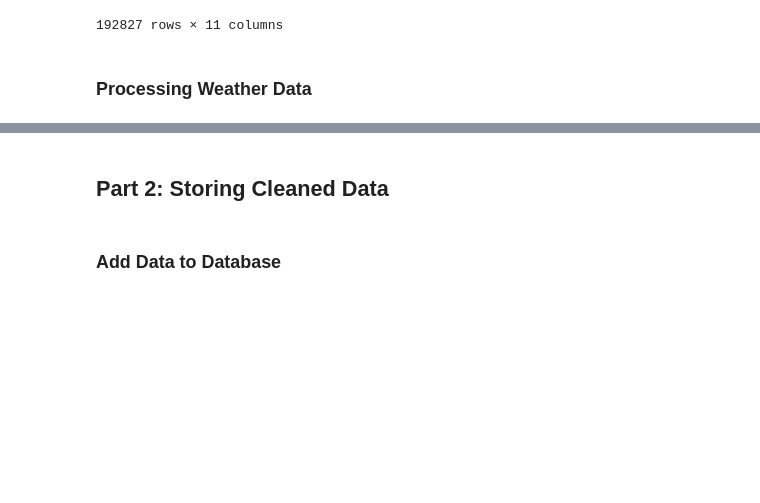
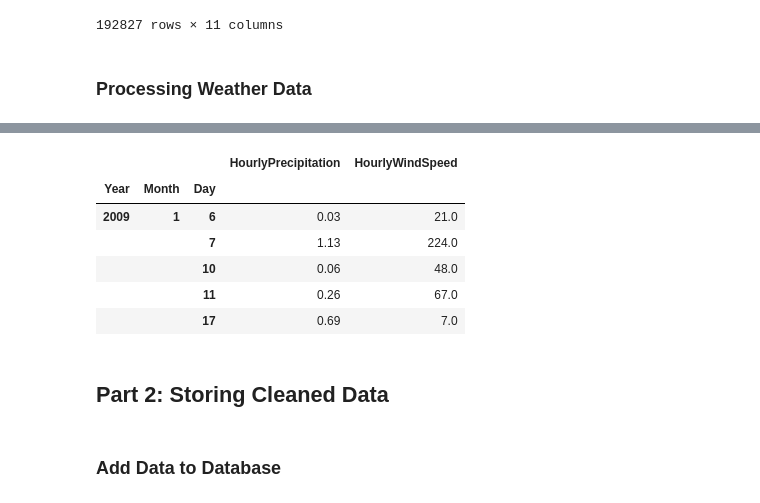
Before and after one commit to sowmya6598/final-project-tools, a Jupyter notebook: Project.ipynb, the cells around one changed output, grey strips where cells are left out. Saved outputs shown, nothing was run; the diff lists cells and outputs as text; code cells hidden in the pictures; blank space fills up the shorter version.

```diff
--- a/Project.ipynb
+++ b/Project.ipynb
@@ -487,4 +419,13 @@ AttributeError: 'function' object has no attribute 'reset_index'
 # %%
 """Roll up the data to daily"""
-def clean_month_weather_data_daily(csv_file):
-    raise NotImplementedError()
+def clean_month_weather_data_daily():
+
+    daily_data = load_and_clean_weather_data()
+
+    daily_data_final = daily_data.groupby([daily_data['DATE'].dt.year, daily_data['DATE'].dt.month, daily_data['DATE'].dt.day]).sum()[['HourlyPrecipitation', "HourlyWindSpeed" ]]
+
+    daily_data_final = daily_data_final.rename_axis(index=['Year', 'Month', 'Day'])
+
+
+
+    return daily_data_final
@@ -514,5 +478,14 @@ hourly_weather_data.head()
 # %%
+daily_weather_data = clean_month_weather_data_daily()
 daily_weather_data.head()
+# %% [output]
+|  |  |  | HourlyPrecipitation | HourlyWindSpeed |
+| Year | Month | Day |  |  |
+| 2009 | 1 | 6 | 0.03 | 21.0 |
+|  |  | 7 | 1.13 | 224.0 |
+|  |  | 10 | 0.06 | 48.0 |
+|  |  | 11 | 0.26 | 67.0 |
+|  |  | 17 | 0.69 | 7.0 |
 # %% [markdown]
 ## Part 2: Storing Cleaned Data
 # %%
```
Also changed, not shown: parts of 10 cells of this notebook.
